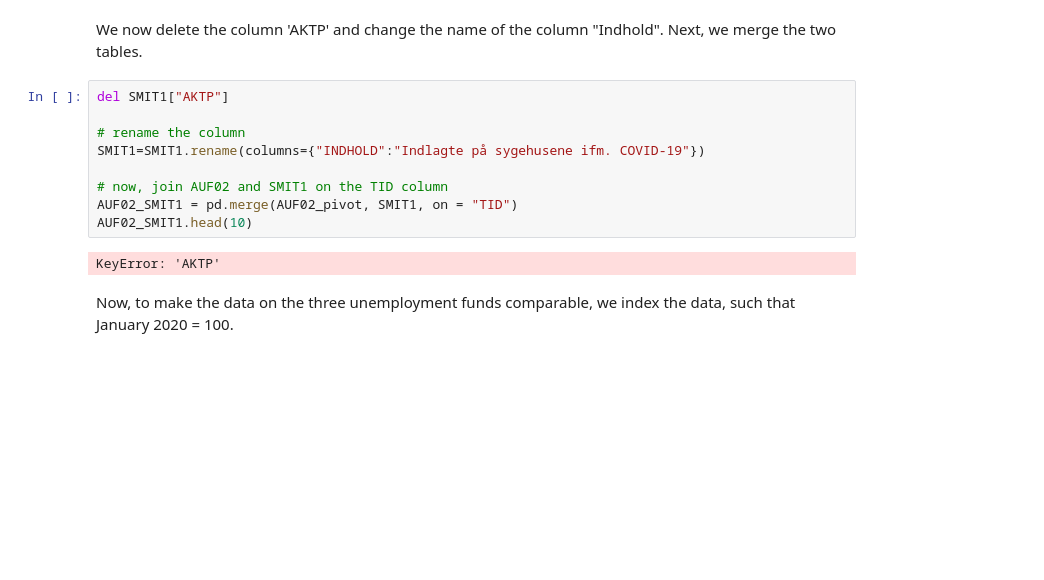
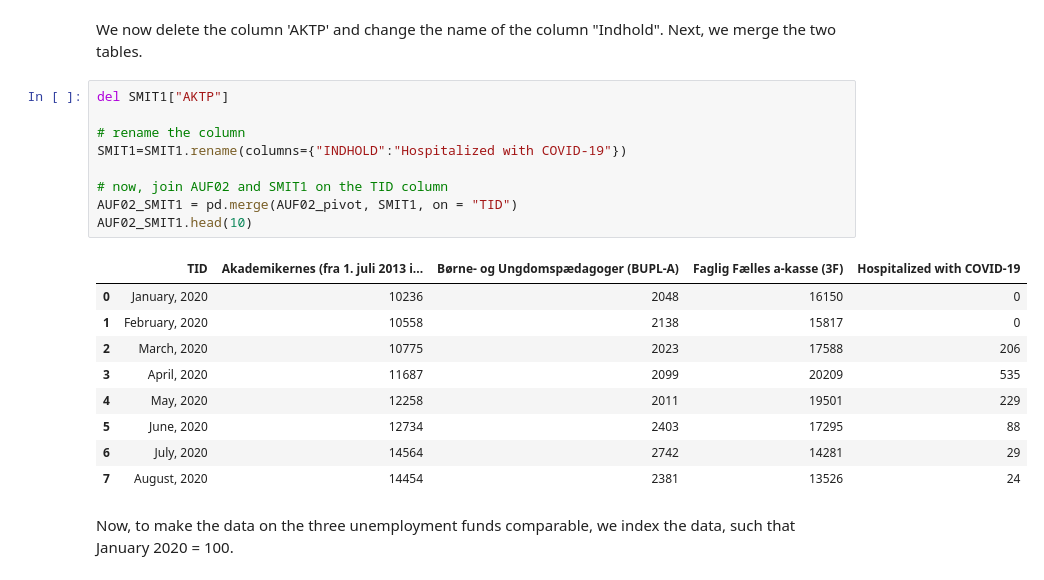
Before and after one commit to frederikbachdk/Python-UCPH, a Jupyter notebook: dataproject/dataproject.ipynb, the cells around one changed output. Drawn from its saved outputs; the diff is of its cells as text; blank space fills up the shorter version.

```diff
--- a/dataproject/dataproject.ipynb
+++ b/dataproject/dataproject.ipynb
@@ -158,14 +166,22 @@ We now delete the column 'AKTP' and change the name of the column "Indhold". Nex
 # %%
 del SMIT1["AKTP"]
 
 # rename the column
-SMIT1=SMIT1.rename(columns={"INDHOLD":"Indlagte på sygehusene ifm. COVID-19"})
+SMIT1=SMIT1.rename(columns={"INDHOLD":"Hospitalized with COVID-19"})
 
 # now, join AUF02 and SMIT1 on the TID column
 AUF02_SMIT1 = pd.merge(AUF02_pivot, SMIT1, on = "TID")
 AUF02_SMIT1.head(10)
 # %% [output]
-KeyError: 'AKTP'
+|  | TID | Akademikernes (fra 1. juli 2013 i... | Børne- og Ungdomspædagoger (BUPL-A) | Faglig Fælles a-kasse (3F) | Hospitalized with COVID-19 |
+| 0 | January, 2020 | 10236 | 2048 | 16150 | 0 |
+| 1 | February, 2020 | 10558 | 2138 | 15817 | 0 |
+| 2 | March, 2020 | 10775 | 2023 | 17588 | 206 |
+| 3 | April, 2020 | 11687 | 2099 | 20209 | 535 |
+| 4 | May, 2020 | 12258 | 2011 | 19501 | 229 |
+| 5 | June, 2020 | 12734 | 2403 | 17295 | 88 |
+| 6 | July, 2020 | 14564 | 2742 | 14281 | 29 |
+| 7 | August, 2020 | 14454 | 2381 | 13526 | 24 |
 # %% [markdown]
 Now, to make the data on the three unemployment funds comparable, we index the data, such that January 2020 = 100.
 # %%
```
Also changed, not shown: parts of 20 cells of this notebook, 3 other files.
